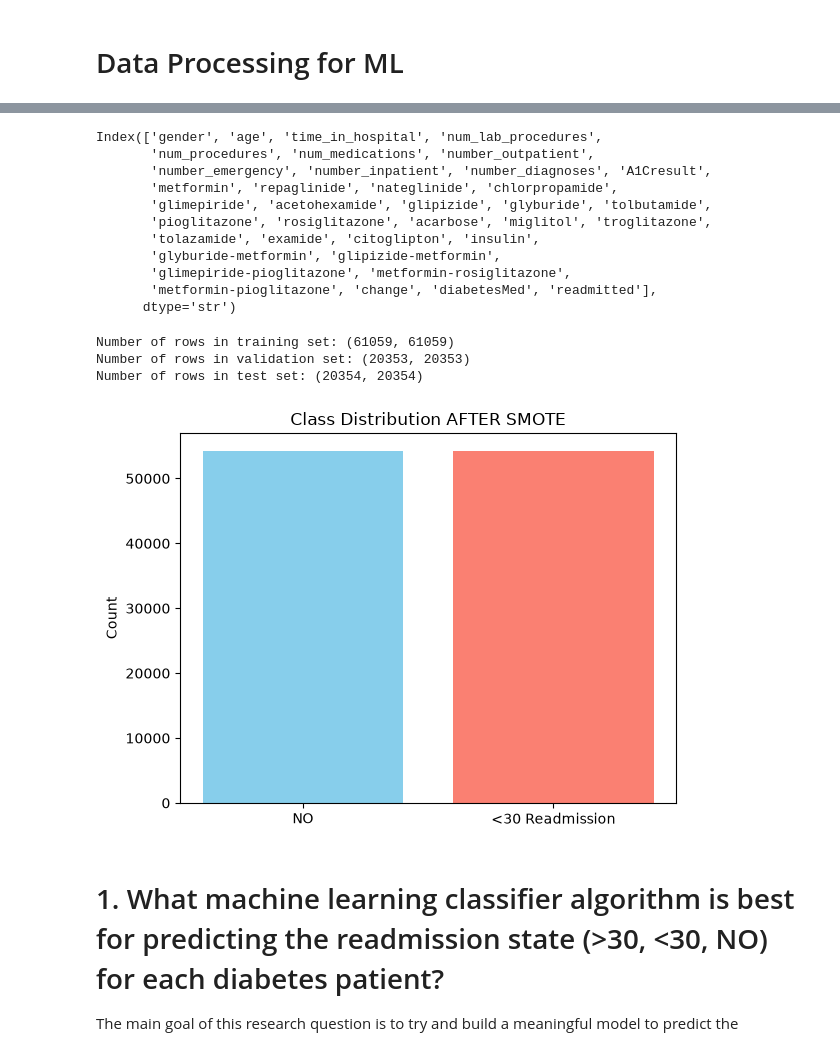
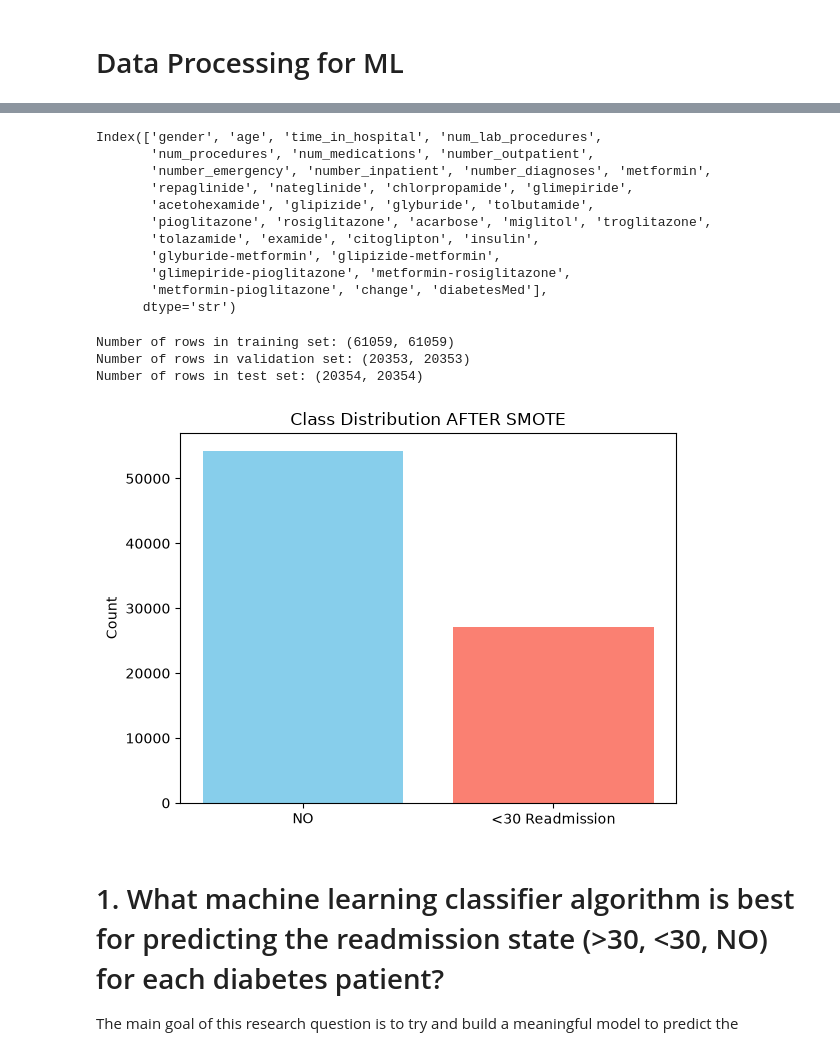
Before and after one commit to benly03/Hospital_readmission, a Jupyter notebook: Hospital_Readmission.ipynb, the cells around one changed output, grey strips where cells are left out. Drawn from its saved outputs; the diff is of its cells as text; code cells hidden in the pictures.

Commit message:
Update 9/4
Scaled data and updated SMOTE for better effect

```diff
--- a/Hospital_Readmission.ipynb
+++ b/Hospital_Readmission.ipynb
@@ -275,7 +276,7 @@ for col in med_cols:
 ml_data['change'] = (ml_data['change'] == 'Ch').astype(int)
 ml_data['diabetesMed'] = (ml_data['diabetesMed'] == 'No').astype(int)
 
-ml_data = ml_data.drop(columns=['diag_1', 'diag_2', 'diag_3', 'admission_type_id', 'discharge_disposition_id', 'admission_source_id','race'])
+ml_data = ml_data.drop(columns=['diag_1', 'diag_2', 'diag_3', 'admission_type_id', 'discharge_disposition_id', 'admission_source_id','race','A1Cresult'])
 ml_data.head(10)
 # %% [output]
 |  | gender | age | time_in_hospital | num_lab_procedures | num_procedures | num_medications | ... |
@@ -292,0 +294,8 @@ ml_data.head(10)
+# %%
+target_var = ml_data['readmitted']
+ml_data = ml_data.drop(columns=['readmitted'])
+# %%
+scaler = StandardScaler()
+scaled_data = scaler.fit_transform(ml_data)
+ml_data = pd.DataFrame(scaled_data, columns=ml_data.columns, index=ml_data.index)
+ml_data.columns
@@ -295,19 +316,19 @@ ml_data.columns
 # %% [output]
 Index(['gender', 'age', 'time_in_hospital', 'num_lab_procedures',
        'num_procedures', 'num_medications', 'number_outpatient',
-       'number_emergency', 'number_inpatient', 'number_diagnoses', 'A1Cresult',
-       'metformin', 'repaglinide', 'nateglinide', 'chlorpropamide',
-       'glimepiride', 'acetohexamide', 'glipizide', 'glyburide', 'tolbutamide',
+       'number_emergency', 'number_inpatient', 'number_diagnoses', 'metformin',
+       'repaglinide', 'nateglinide', 'chlorpropamide', 'glimepiride',
+       'acetohexamide', 'glipizide', 'glyburide', 'tolbutamide',
        'pioglitazone', 'rosiglitazone', 'acarbose', 'miglitol', 'troglitazone',
        'tolazamide', 'examide', 'citoglipton', 'insulin',
        'glyburide-metformin', 'glipizide-metformin',
        'glimepiride-pioglitazone', 'metformin-rosiglitazone',
-       'metformin-pioglitazone', 'change', 'diabetesMed', 'readmitted'],
+       'metformin-pioglitazone', 'change', 'diabetesMed'],
       dtype='str')
 # %%
 #Isolate target variable
-train_feat = ml_data.drop(columns=['readmitted', 'A1Cresult'])
-target = ml_data['readmitted']
+train_feat = ml_data
+target = target_var
 
 #Split dataset so 20% is test, 80% is the remaining data
 X_train_val, X_test, y_train_val, y_test = train_test_split(train_feat, target, test_size=0.2, random_state=42, stratify=target)
@@ -325,24 +346,24 @@ Number of rows in test set: (20354, 20354)
 # %%
 cat_cols = ['gender', 'age', 'metformin', 'repaglinide', 'nateglinide', 'chlorpropamide',
             'glimepiride', 'acetohexamide', 'glipizide', 'glyburide','tolbutamide',
             'pioglitazone', 'rosiglitazone', 'acarbose', 'miglitol', 'troglitazone',
             'tolazamide', 'examide', 'citoglipton', 'insulin', 'glyburide-metformin',
             'glipizide-metformin', 'glimepiride-pioglitazone', 'metformin-rosiglitazone',
             'metformin-pioglitazone', 'change', 'diabetesMed']
 
 categorical_features = [X_train.columns.get_loc(c) for c in cat_cols]
 
-smote = SMOTENC(sampling_strategy='minority', random_state=42, categorical_features=categorical_features)
+smote = SMOTENC(sampling_strategy=0.5, random_state=42, categorical_features=categorical_features)
 X_train_sm, y_train_sm = smote.fit_resample(X_train, y_train)
 
 plt.bar(y_train_sm.value_counts().index, y_train_sm.value_counts().values,
         color=['skyblue','salmon'])
 plt.xticks([0,1], ['NO', '<30 Readmission'])
 plt.ylabel("Count")
 plt.title("Class Distribution AFTER SMOTE")
 plt.show()
 # %% [output]
-[figure, old version]
+[figure, new version]
 # %% [markdown]
 # 1. What machine learning classifier algorithm is best for predicting the readmission state (>30, <30, NO) for each diabetes patient?
 
```
Also changed, not shown: parts of 29 cells of this notebook.
